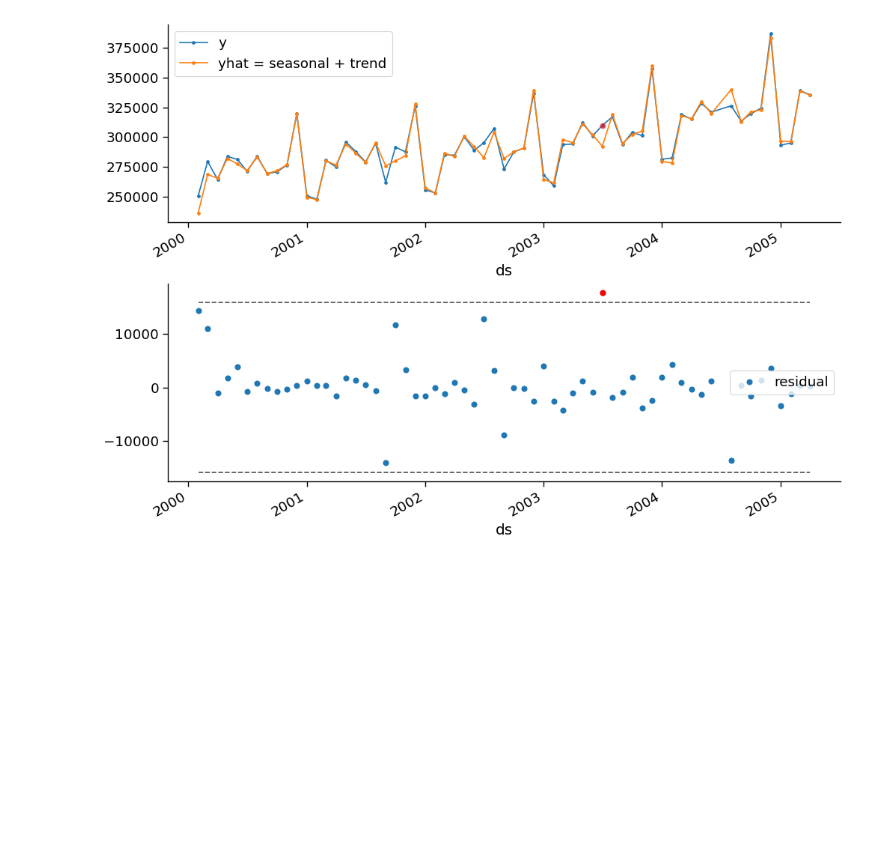
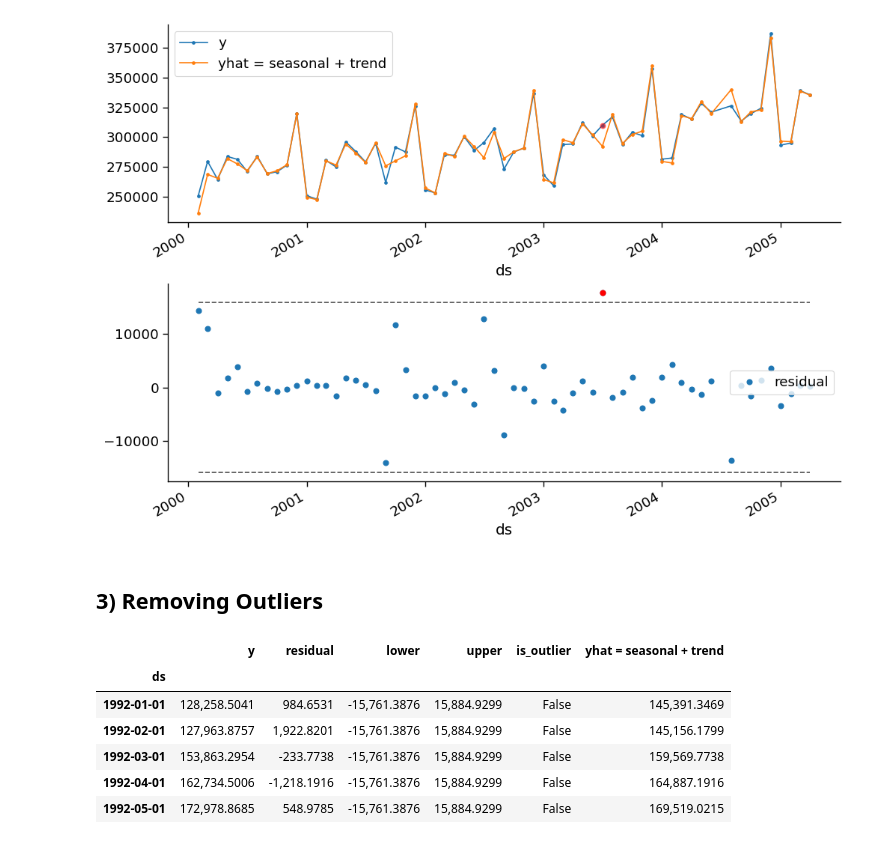
Before and after one commit to razielar/feature_engineering_ts_forecasting, a Jupyter notebook: 05_outliers/03_detect_outliers_residuals_STL.ipynb, the cells around one changed output. Saved outputs shown, nothing was run; the diff lists cells and outputs as text; code cells hidden in the pictures; blank space fills up the shorter version.

Commit message:
done residuals STL

```diff
--- a/05_outliers/03_detect_outliers_residuals_STL.ipynb
+++ b/05_outliers/03_detect_outliers_residuals_STL.ipynb
@@ -173,3 +173,24 @@ if df_["is_outlier"].any():
 plt.tight_layout()
 # %% [output]
 [figure]
+# %% [markdown]
+## 3) Removing Outliers
+# %%
+# Set outliers to NaN
+df_.loc[df_["is_outlier"], "y"] = np.NaN
+
+# Apply linear interpolation
+df_.interpolate(method="linear", inplace=True)
+
+# Add the seasonality extracted from STL back to deseasoned data
+df_["y"] = df_["y"] + res.seasonal
+
+df_.head()
+# %% [output]
+|  | y | residual | lower | upper | is_outlier | yhat = seasonal + trend |
+| ds |  |  |  |  |  |  |
+| 1992-01-01 | 128,258.5041 | 984.6531 | -15,761.3876 | 15,884.9299 | False | 145,391.3469 |
+| 1992-02-01 | 127,963.8757 | 1,922.8201 | -15,761.3876 | 15,884.9299 | False | 145,156.1799 |
+| 1992-03-01 | 153,863.2954 | -233.7738 | -15,761.3876 | 15,884.9299 | False | 159,569.7738 |
+| 1992-04-01 | 162,734.5006 | -1,218.1916 | -15,761.3876 | 15,884.9299 | False | 164,887.1916 |
+| 1992-05-01 | 172,978.8685 | 548.9785 | -15,761.3876 | 15,884.9299 | False | 169,519.0215 |
```
Also changed, not shown: parts of 2 cells of this notebook.
